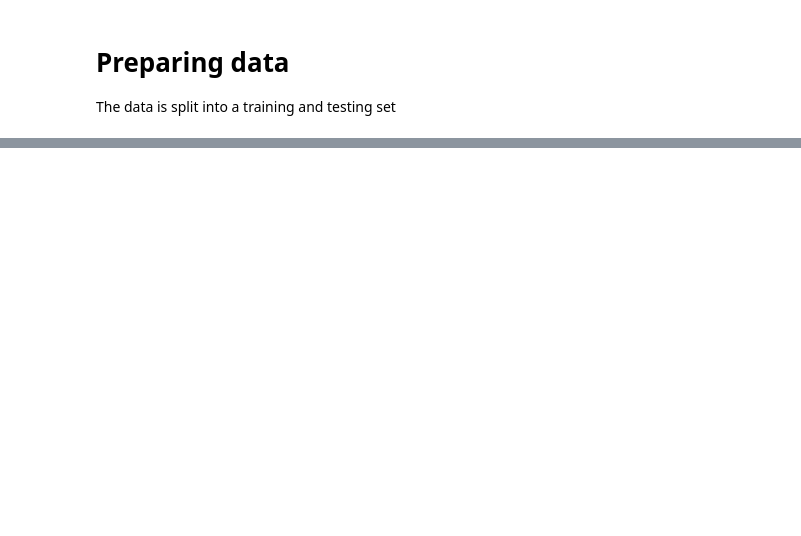
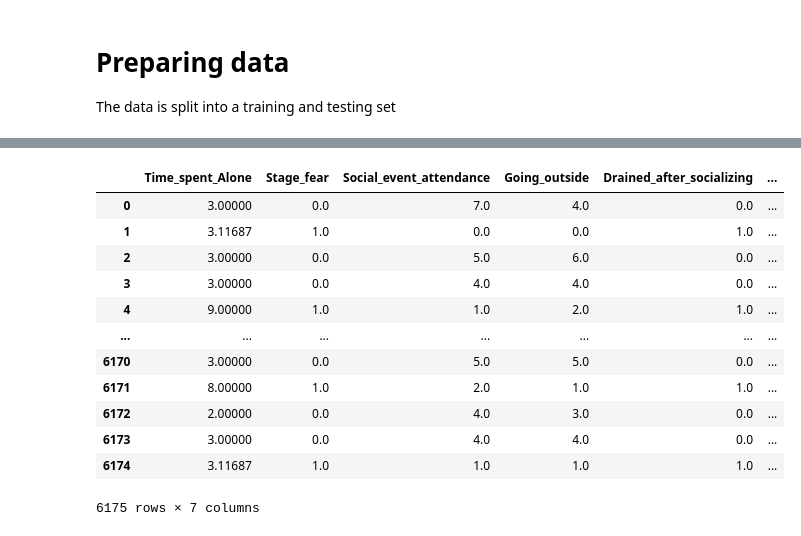
Before and after one commit to simon-mellergaard/datasimon, a Jupyter notebook: Kaggle competitions/introverts-extroverts.ipynb, the cells around one changed output, grey strips where cells are left out. Saved outputs shown, nothing was run; the diff lists cells and outputs as text; code cells hidden in the pictures; blank space fills up the shorter version.

```diff
--- a/Kaggle competitions/introverts-extroverts.ipynb
+++ b/Kaggle competitions/introverts-extroverts.ipynb
@@ -140,0 +215,25 @@ train_X, val_X, train_y, val_y = train_test_split(X, y, random_state = 0)
+# %%
+# The below code should be converted to a function for future use to avoid code cuplication
+data_test = pd.read_csv(f'{INPUT_PATH}/test.csv', index_col='id')
+
+my_encoder = OrdinalEncoder() # Your code here
+data_test[['Stage_fear', 'Drained_after_socializing']] = my_encoder.fit_transform(data_test[['Stage_fear', 'Drained_after_socializing']])
+my_imputer = SimpleImputer()
+cols = data_test.columns
+data_test = pd.DataFrame(my_imputer.fit_transform(data_test))
+data_test.columns = cols
+data_test
+# %% [output]
+|  | Time_spent_Alone | Stage_fear | Social_event_attendance | Going_outside | Drained_after_socializing | ... |
+| 0 | 3.00000 | 0.0 | 7.0 | 4.0 | 0.0 | ... |
+| 1 | 3.11687 | 1.0 | 0.0 | 0.0 | 1.0 | ... |
+| 2 | 3.00000 | 0.0 | 5.0 | 6.0 | 0.0 | ... |
+| 3 | 3.00000 | 0.0 | 4.0 | 4.0 | 0.0 | ... |
+| 4 | 9.00000 | 1.0 | 1.0 | 2.0 | 1.0 | ... |
+| ... | ... | ... | ... | ... | ... | ... |
+| 6170 | 3.00000 | 0.0 | 5.0 | 5.0 | 0.0 | ... |
+| 6171 | 8.00000 | 1.0 | 2.0 | 1.0 | 1.0 | ... |
+| 6172 | 2.00000 | 0.0 | 4.0 | 3.0 | 0.0 | ... |
+| 6173 | 3.00000 | 0.0 | 4.0 | 4.0 | 0.0 | ... |
+| 6174 | 3.11687 | 1.0 | 1.0 | 1.0 | 1.0 | ... |
+6175 rows × 7 columns
```
Also changed, not shown: parts of 23 cells of this notebook.
